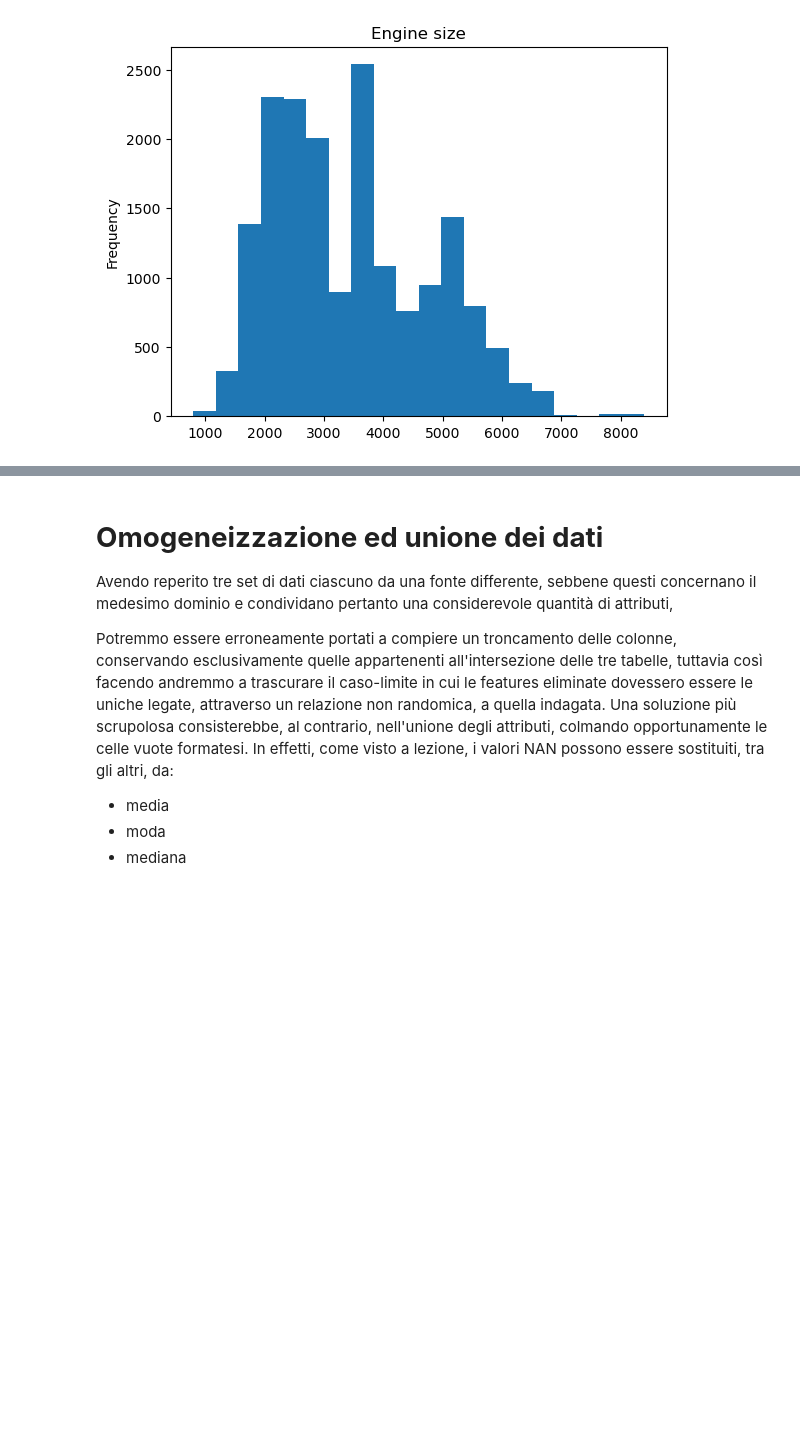
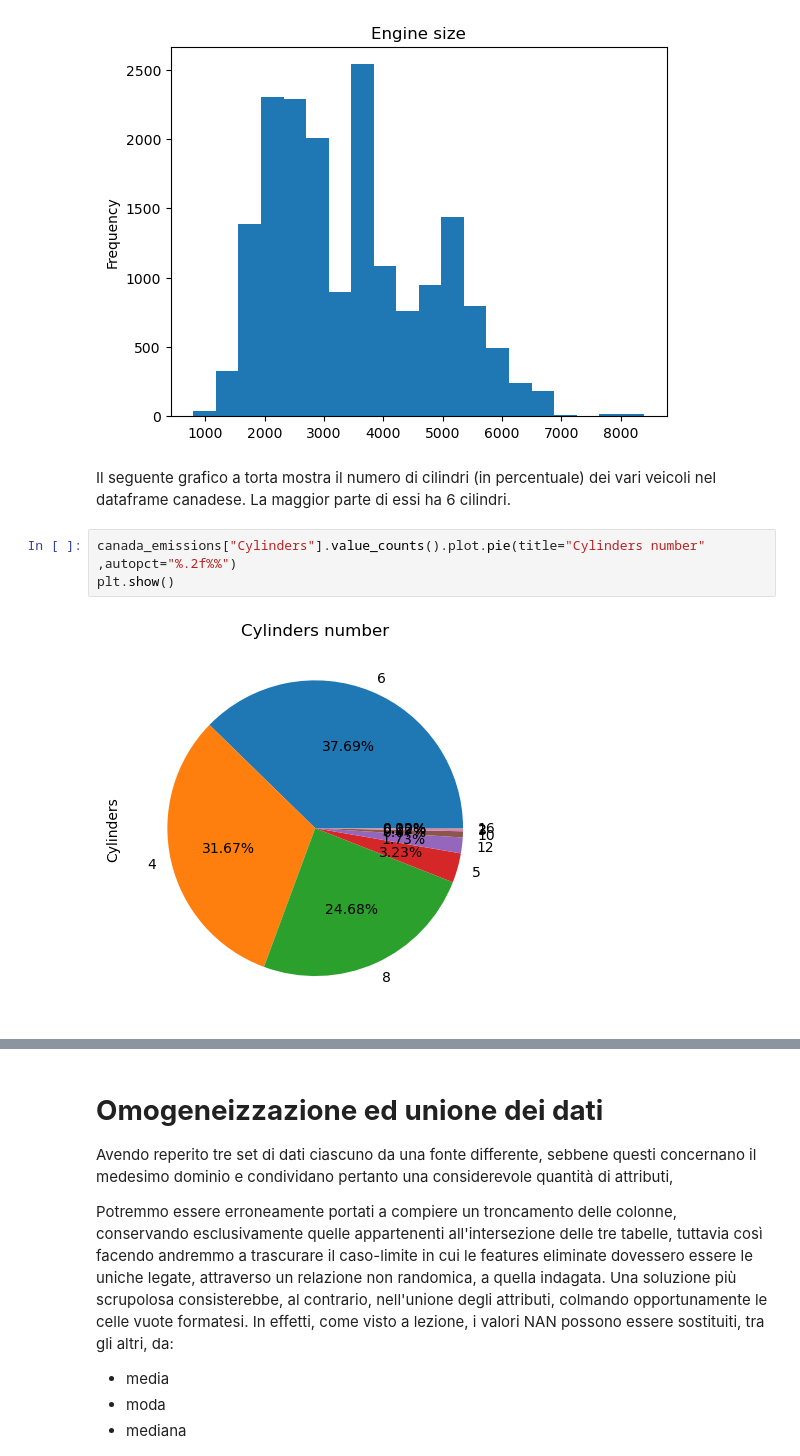
Before and after one commit to francesco-zatto/dia-project, a Jupyter notebook: car_emissions.ipynb, the cells around one changed output, grey strips where cells are left out. Drawn from its saved outputs; the diff is of its cells as text; blank space fills up the shorter version.

```diff
--- a/car_emissions.ipynb
+++ b/car_emissions.ipynb
@@ -116,3 +128,10 @@ L'istogramma seguente mostra le dimensioni dei motori dei vari veicoli nel dataf
 canada_emissions["Engine_cm3"].plot.hist(bins=20,title="Engine size");
 # %% [output]
 [figure]
+# %% [markdown]
+Il seguente grafico a torta mostra il numero di cilindri (in percentuale) dei vari veicoli nel dataframe canadese. La maggior parte di essi ha 6 cilindri.
+# %%
+canada_emissions["Cylinders"].value_counts().plot.pie(title="Cylinders number" ,autopct="%.2f%%")
+plt.show()
+# %% [output]
+[figure, added]
```
Also changed, not shown: parts of 16 cells of this notebook.
